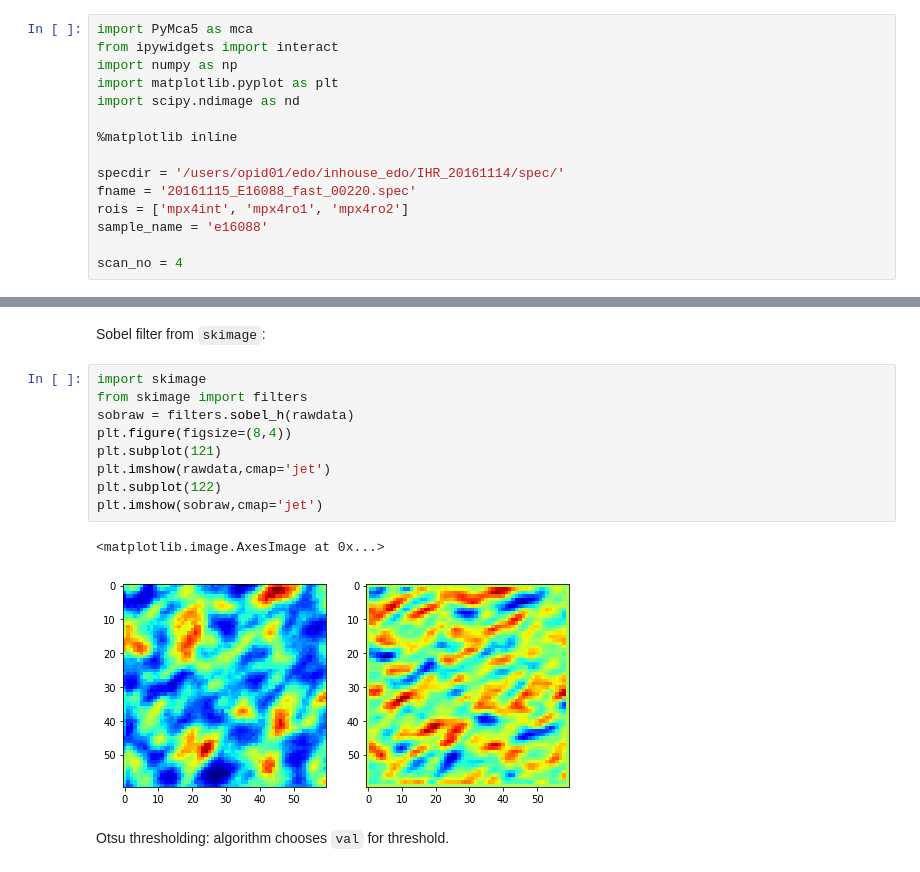
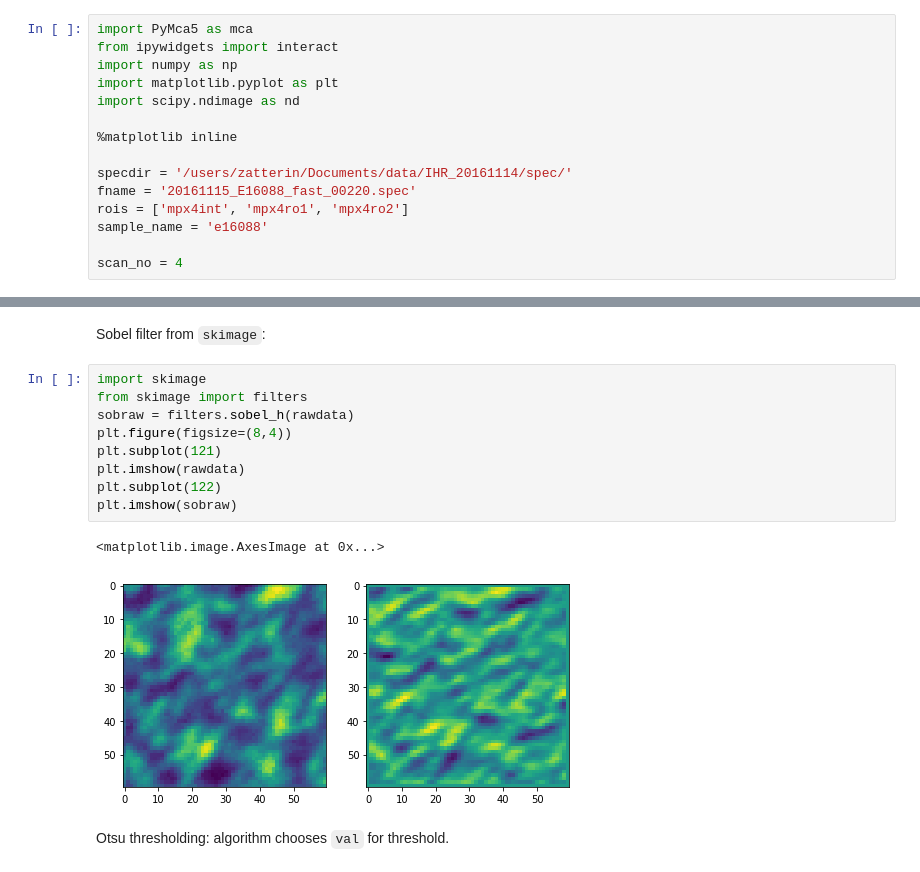
Before and after one commit to ezatterin/notebooks, a Jupyter notebook: learn/kmap_img_analysis.ipynb, the cells around one changed output, grey strips where cells are left out. Drawn from its saved outputs; the diff is of its cells as text.

```diff
--- a/learn/kmap_img_analysis.ipynb
+++ b/learn/kmap_img_analysis.ipynb
@@ -9,7 +9,7 @@ import scipy.ndimage as nd
 
 %matplotlib inline
 
-specdir = '/users/opid01/edo/inhouse_edo/IHR_20161114/spec/'
+specdir = '/users/zatterin/Documents/data/IHR_20161114/spec/'
 fname = '20161115_E16088_fast_00220.spec'
 rois = ['mpx4int', 'mpx4ro1', 'mpx4ro2']
 sample_name = 'e16088'
@@ -85,15 +86,15 @@ Sobel filter from `skimage`:
 # %%
 import skimage
 from skimage import filters
 sobraw = filters.sobel_h(rawdata)
 plt.figure(figsize=(8,4))
 plt.subplot(121)
-plt.imshow(rawdata,cmap='jet')
+plt.imshow(rawdata)
 plt.subplot(122)
-plt.imshow(sobraw,cmap='jet')
+plt.imshow(sobraw)
 # %% [output]
 <matplotlib.image.AxesImage at 0x...>
-[figure, old version]
+[figure, new version]
 # %% [markdown]
 Otsu thresholding: algorithm chooses `val` for threshold.
 # %%
```
Also changed, not shown: parts of 10 cells of this notebook, 2 other files.
